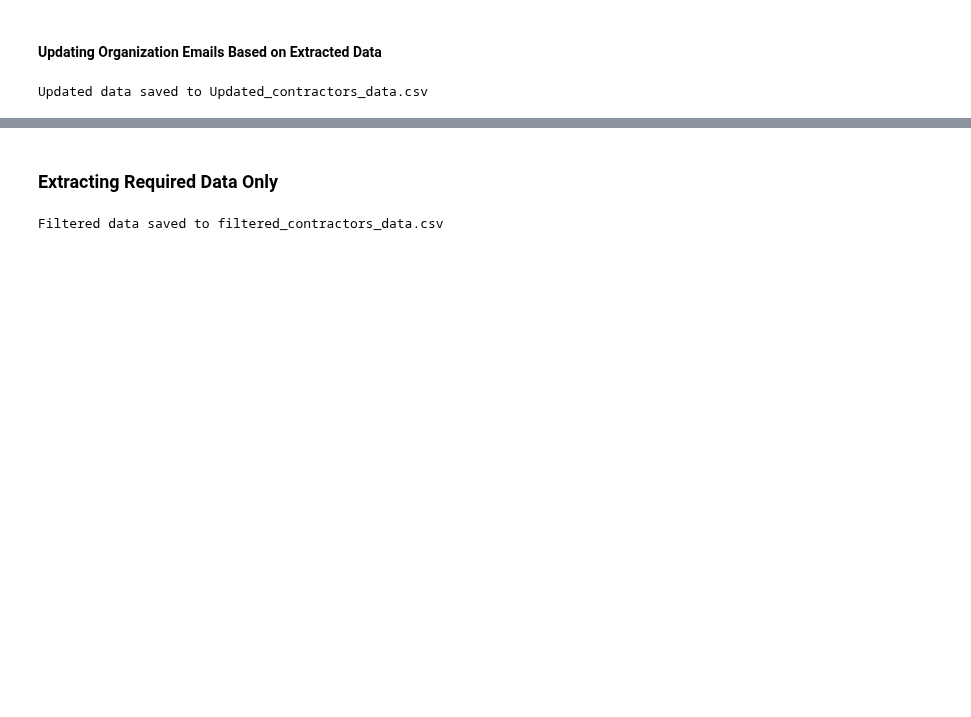
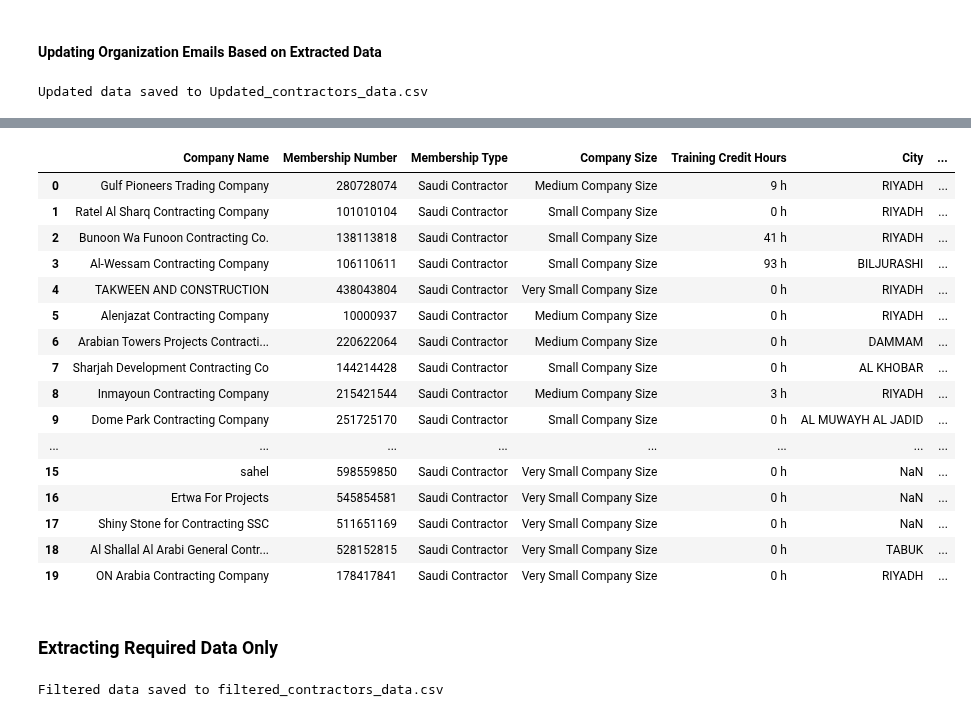
Before and after one commit to afnanzayed/Web-Crawling, a Jupyter notebook: notebooks/Web Crawling Task.ipynb, the cells around one changed output, grey strips where cells are left out. Cells and saved outputs as stored; diff of their text form; code cells hidden in the pictures; blank space fills up the shorter version.

```diff
--- a/notebooks/Web Crawling Task.ipynb
+++ b/notebooks/Web Crawling Task.ipynb
@@ -329,3 +324,31 @@ Updated_contractors_data
+# %%
+# Dynamically determine the path to the 'Updated_contractors_data.csv' file
+current_dir = os.path.dirname(os.path.abspath(__file__)) if '__file__' in globals() else os.getcwd()
+input_path = os.path.join(current_dir, "raw_data", "Updated_contractors_data.csv")
+
+# Read the CSV file using the relative path
+Updated_contractors_data = pd.read_csv(input_path)
+
+# Display the DataFrame
+Updated_contractors_data
+# %% [output]
+|  | Company Name | Membership Number | Membership Type | Company Size | Training Credit Hours | City | ... |
+| 0 | Gulf Pioneers Trading Company | 280728074 | Saudi Contractor | Medium Company Size | 9 h | RIYADH | ... |
+| 1 | Ratel Al Sharq Contracting Company | 101010104 | Saudi Contractor | Small Company Size | 0 h | RIYADH | ... |
+| 2 | Bunoon Wa Funoon Contracting Co. | 138113818 | Saudi Contractor | Small Company Size | 41 h | RIYADH | ... |
+| 3 | Al-Wessam Contracting Company | 106110611 | Saudi Contractor | Small Company Size | 93 h | BILJURASHI | ... |
+| 4 | TAKWEEN AND CONSTRUCTION | 438043804 | Saudi Contractor | Very Small Company Size | 0 h | RIYADH | ... |
+| 5 | Alenjazat Contracting Company | 10000937 | Saudi Contractor | Medium Company Size | 0 h | RIYADH | ... |
+| 6 | Arabian Towers Projects Contracti... | 220622064 | Saudi Contractor | Medium Company Size | 0 h | DAMMAM | ... |
+| 7 | Sharjah Development Contracting Co | 144214428 | Saudi Contractor | Small Company Size | 0 h | AL KHOBAR | ... |
+| 8 | Inmayoun Contracting Company | 215421544 | Saudi Contractor | Medium Company Size | 3 h | RIYADH | ... |
+| 9 | Dome Park Contracting Company | 251725170 | Saudi Contractor | Small Company Size | 0 h | AL MUWAYH AL JADID | ... |
+| ... | ... | ... | ... | ... | ... | ... | ... |
+| 15 | sahel | 598559850 | Saudi Contractor | Very Small Company Size | 0 h | NaN | ... |
+| 16 | Ertwa For Projects | 545854581 | Saudi Contractor | Very Small Company Size | 0 h | NaN | ... |
+| 17 | Shiny Stone for Contracting SSC | 511651169 | Saudi Contractor | Very Small Company Size | 0 h | NaN | ... |
+| 18 | Al Shallal Al Arabi General Contr... | 528152815 | Saudi Contractor | Very Small Company Size | 0 h | TABUK | ... |
+| 19 | ON Arabia Contracting Company | 178417841 | Saudi Contractor | Very Small Company Size | 0 h | RIYADH | ... |
 # %% [markdown]
 ### Extracting Required Data Only
 # %%
```
Also changed, not shown: parts of 21 cells of this notebook, 16 other files.
